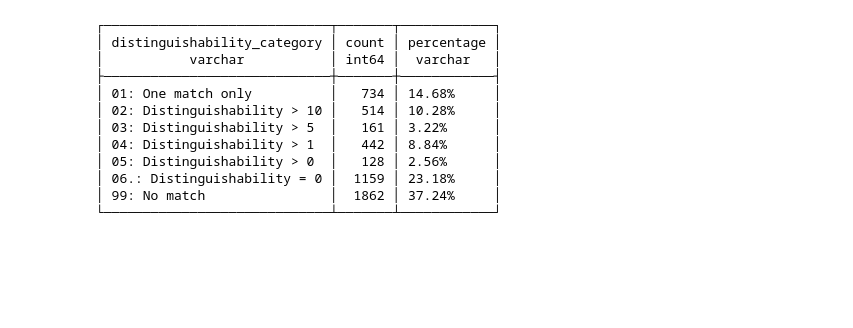
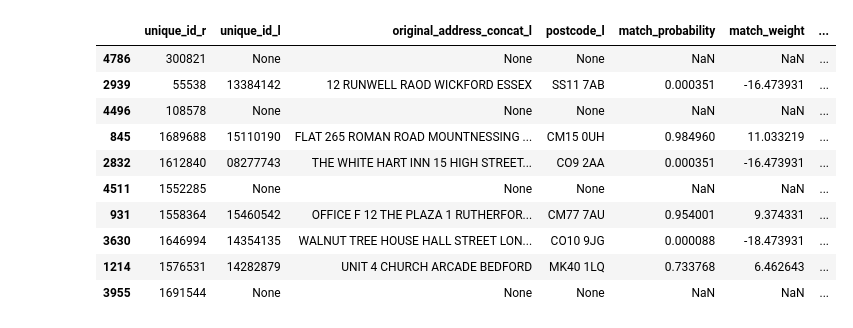
Before and after one commit to RobinL/uk_address_matcher, a Jupyter notebook: match_example_data.ipynb, the cells around one changed output. Drawn from its saved outputs; the diff is of its cells as text; code cells hidden in the pictures; blank space fills up the shorter version.

```diff
--- a/match_example_data.ipynb
+++ b/match_example_data.ipynb
@@ -74,0 +81,12 @@ Time taken to predict: 2.01 seconds
+# %%
+start_time = time.time()
+df_predict_improved = improve_predictions_using_distinguishing_tokens(
+    df_predict=df_predict_ddb,
+    con=con,
+    match_weight_threshold=-20,
+)
+
+df_predict_improved.show(max_width=500, max_rows=5)
+
+end_time = time.time()
+print(f"Time taken: {end_time - start_time} seconds")
@@ -75,16 +139,16 @@ Time taken to predict: 2.01 seconds
 # %%
-from uk_address_matcher.analyse_results import distinguishability_summary
-distinguishability_summary(df_predict=predictions, df_addresses_to_match=df_fhrs_clean, con=con)
+from uk_address_matcher.post_linkage.analyse_results import distinguishability_by_id
+
+distinguishability_by_id(df_predict=df_predict_improved, df_addresses_to_match=df_fhrs_clean, con=con).df().sample(10)
 # %% [output]
-┌─────────────────────────────┬───────┬────────────┐
-│ distinguishability_category │ count │ percentage │
-│           varchar           │ int64 │  varchar   │
-├─────────────────────────────┼───────┼────────────┤
-│ 01: One match only          │   734 │ 14.68%     │
-│ 02: Distinguishability > 10 │   514 │ 10.28%     │
-│ 03: Distinguishability > 5  │   161 │ 3.22%      │
-│ 04: Distinguishability > 1  │   442 │ 8.84%      │
-│ 05: Distinguishability > 0  │   128 │ 2.56%      │
-│ 06.: Distinguishability = 0 │  1159 │ 23.18%     │
-│ 99: No match                │  1862 │ 37.24%     │
-└─────────────────────────────┴───────┴────────────┘
+|  | unique_id_r | unique_id_l | original_address_concat_l | postcode_l | match_probability | match_weight | ... |
+| 4786 | 300821 | None | None | None | NaN | NaN | ... |
+| 2939 | 55538 | 13384142 | 12 RUNWELL RAOD WICKFORD ESSEX | SS11 7AB | 0.000351 | -16.473931 | ... |
+| 4496 | 108578 | None | None | None | NaN | NaN | ... |
+| 845 | 1689688 | 15110190 | FLAT 265 ROMAN ROAD MOUNTNESSING ... | CM15 0UH | 0.984960 | 11.033219 | ... |
+| 2832 | 1612840 | 08277743 | THE WHITE HART INN 15 HIGH STREET... | CO9 2AA | 0.000351 | -16.473931 | ... |
+| 4511 | 1552285 | None | None | None | NaN | NaN | ... |
+| 931 | 1558364 | 15460542 | OFFICE F 12 THE PLAZA 1 RUTHERFOR... | CM77 7AU | 0.954001 | 9.374331 | ... |
+| 3630 | 1646994 | 14354135 | WALNUT TREE HOUSE HALL STREET LON... | CO10 9JG | 0.000088 | -18.473931 | ... |
+| 1214 | 1576531 | 14282879 | UNIT 4 CHURCH ARCADE BEDFORD | MK40 1LQ | 0.733768 | 6.462643 | ... |
+| 3955 | 1691544 | None | None | None | NaN | NaN | ... |
```
Also changed, not shown: parts of 6 cells of this notebook, 2 other files.
